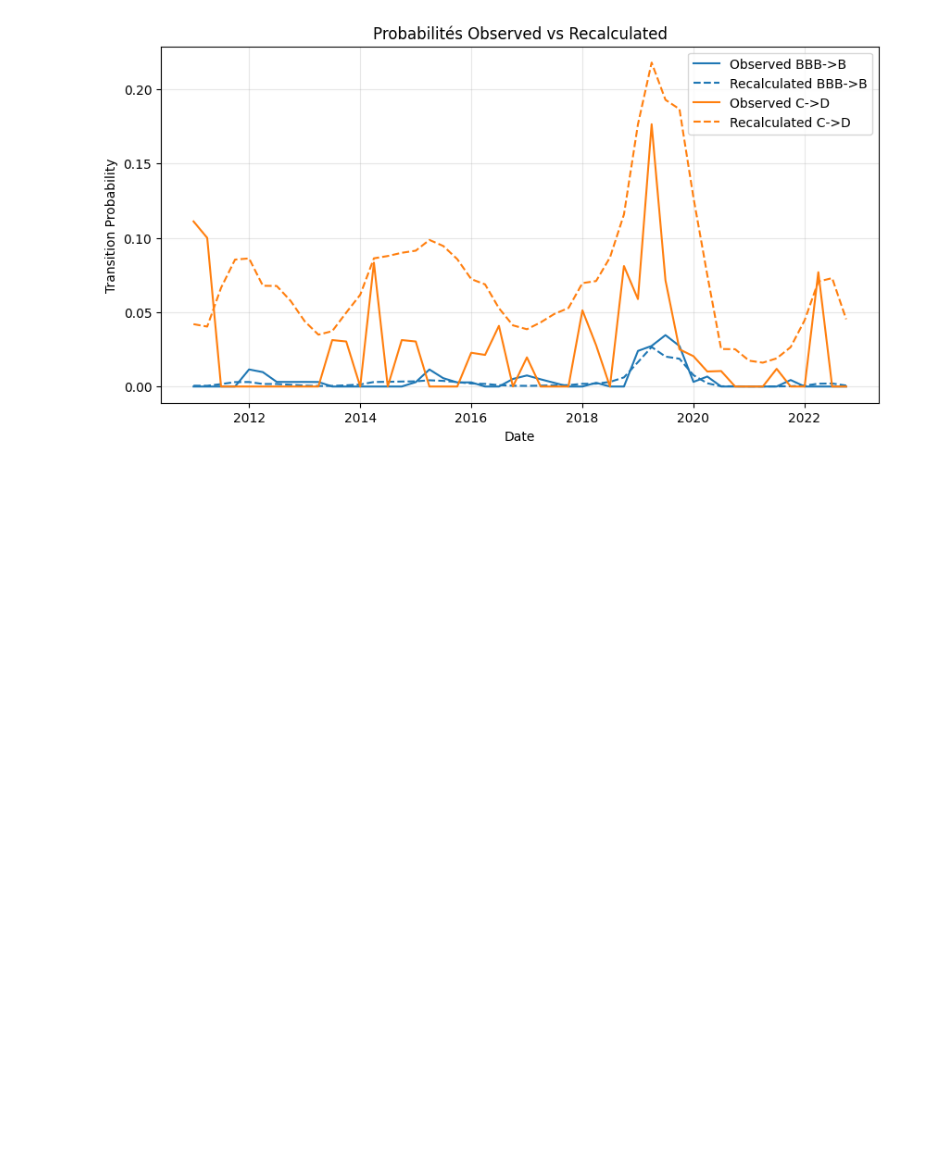
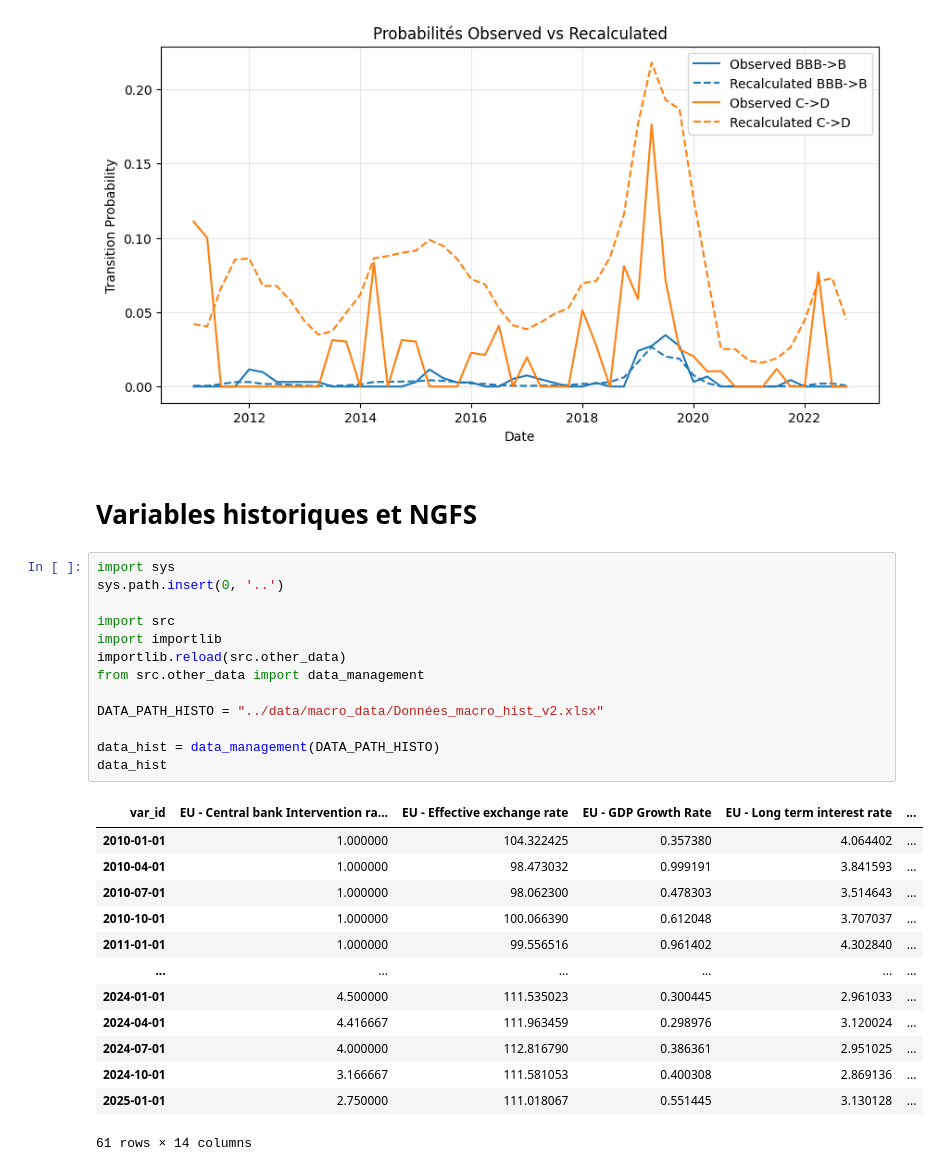
Before and after one commit to gaetanblecon/PROJET_ESA_SRESS_TEST_SQUARE_MANAGEMENT, a Jupyter notebook: notebooks/data_management.ipynb, the cells around one changed output. Drawn from its saved outputs; the diff is of its cells as text; blank space fills up the shorter version.

Commit message:
data_hist

```diff
--- a/notebooks/data_management.ipynb
+++ b/notebooks/data_management.ipynb
@@ -141,3 +139,32 @@ zt = cm_industrie_portfolio.compute()
 zt.plot_transitions([["BBB", "B"], ["C", "D"]])
 # %% [output]
 [figure]
+# %% [markdown]
+# Variables historiques et NGFS
+# %%
+import sys
+sys.path.insert(0, '..')
+
+import src
+import importlib
+importlib.reload(src.other_data)
+from src.other_data import data_management
+
+DATA_PATH_HISTO = "../data/macro_data/Données_macro_hist_v2.xlsx"
+
+data_hist = data_management(DATA_PATH_HISTO)
+data_hist
+# %% [output]
+| var_id | EU - Central bank Intervention ra... | EU - Effective exchange rate | EU - GDP Growth Rate | EU - Long term interest rate | ... |
+| 2010-01-01 | 1.000000 | 104.322425 | 0.357380 | 4.064402 | ... |
+| 2010-04-01 | 1.000000 | 98.473032 | 0.999191 | 3.841593 | ... |
+| 2010-07-01 | 1.000000 | 98.062300 | 0.478303 | 3.514643 | ... |
+| 2010-10-01 | 1.000000 | 100.066390 | 0.612048 | 3.707037 | ... |
+| 2011-01-01 | 1.000000 | 99.556516 | 0.961402 | 4.302840 | ... |
+| ... | ... | ... | ... | ... | ... |
+| 2024-01-01 | 4.500000 | 111.535023 | 0.300445 | 2.961033 | ... |
+| 2024-04-01 | 4.416667 | 111.963459 | 0.298976 | 3.120024 | ... |
+| 2024-07-01 | 4.000000 | 112.816790 | 0.386361 | 2.951025 | ... |
+| 2024-10-01 | 3.166667 | 111.581053 | 0.400308 | 2.869136 | ... |
+| 2025-01-01 | 2.750000 | 111.018067 | 0.551445 | 3.130128 | ... |
+61 rows × 14 columns
```
Also changed, not shown: parts of 3 cells of this notebook, 2 other files.
